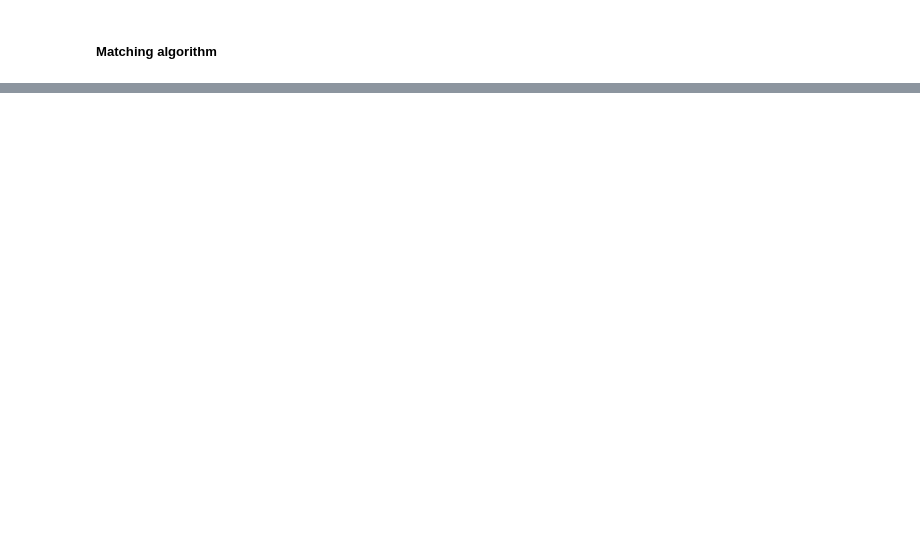
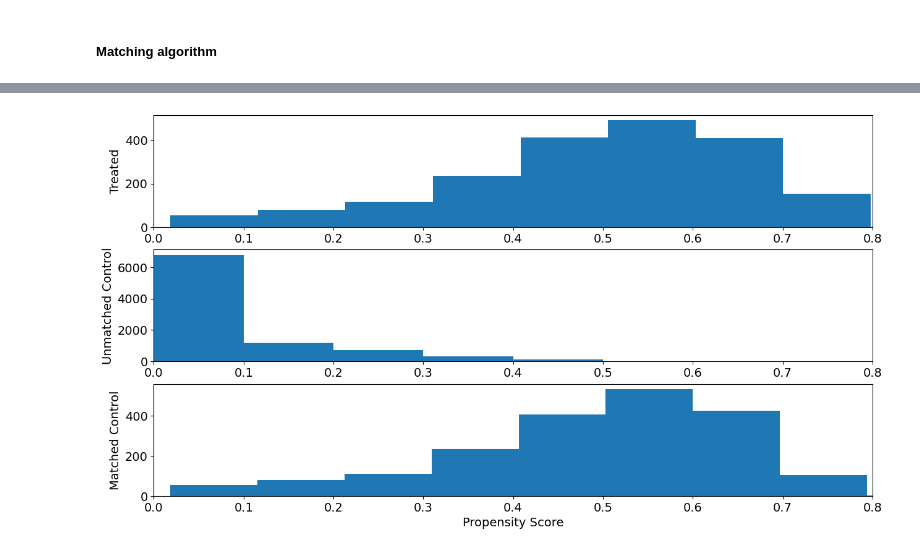
Before and after one commit to sebalexsmith/MET2010, a Jupyter notebook: Labs/Lab 12.ipynb, the cells around one changed output, grey strips where cells are left out. Cells and saved outputs as stored; diff of their text form; code cells hidden in the pictures; blank space fills up the shorter version.

```diff
--- a/Labs/Lab 12.ipynb
+++ b/Labs/Lab 12.ipynb
@@ -504,0 +540,29 @@ TypeError: Model.from_formula() missing 2 required positional arguments: 'formul
+# %%
+def matching(treatments, controls):
+    # treatments: a list of observed treated variables.
+    # controls: dataframe with three columns: value, cid, and year.
+
+    # Algorithm:
+    # Start with first value of treatment (outer loop)
+    #     Start with first value of control (inner loop)
+    #         set these to match
+
+    matchedValues = []
+    matchedIndexs = []
+    matchValue = 0
+    matchIndex = 0
+
+    for treatmentIndex, treatment in enumerate(treatments):
+        for controlIndex, control in enumerate(controls):
+            if (treatment - control) ** 2 < (treatment - matchValue) ** 2:
+                matchValue = control
+                matchIndex = controlIndex
+
+        # Add closest match:
+        matchedValues.append(matchValue)
+        matchedIndexs.append(matchIndex)
+
+    return pd.DataFrame({'matchedValues': matchedValues, 'matchedIndex': matchedIndexs})
+# %%
+matchedControl = matching(propScores_noaudit.tolist(), predictedP.tolist())
+matchedControl
@@ -504,0 +587,16 @@ TypeError: Model.from_formula() missing 2 required positional arguments: 'formul
+# %%
+# Check the imbalance of the new, synthetic, control group:
+fig, ax = plt.subplots(3)
+ax[0].hist(propScores_noaudit)
+ax[0].set_xlim(0, .8)
+ax[0].set_ylabel('Treated')
+ax[1].hist(predictedP)
+ax[1].set_xlim(0, .8)
+ax[1].set_ylabel('Unmatched Control')
+ax[2].hist(matchedControl['matchedValues'])
+ax[2].set_xlim(0, .8)
+ax[2].set_ylabel('Matched Control')
+ax[2].set_xlabel('Propensity Score')
+plt.show()
+# %% [output]
+[figure, added]
```
Also changed, not shown: parts of 18 cells of this notebook, 2 other files.
